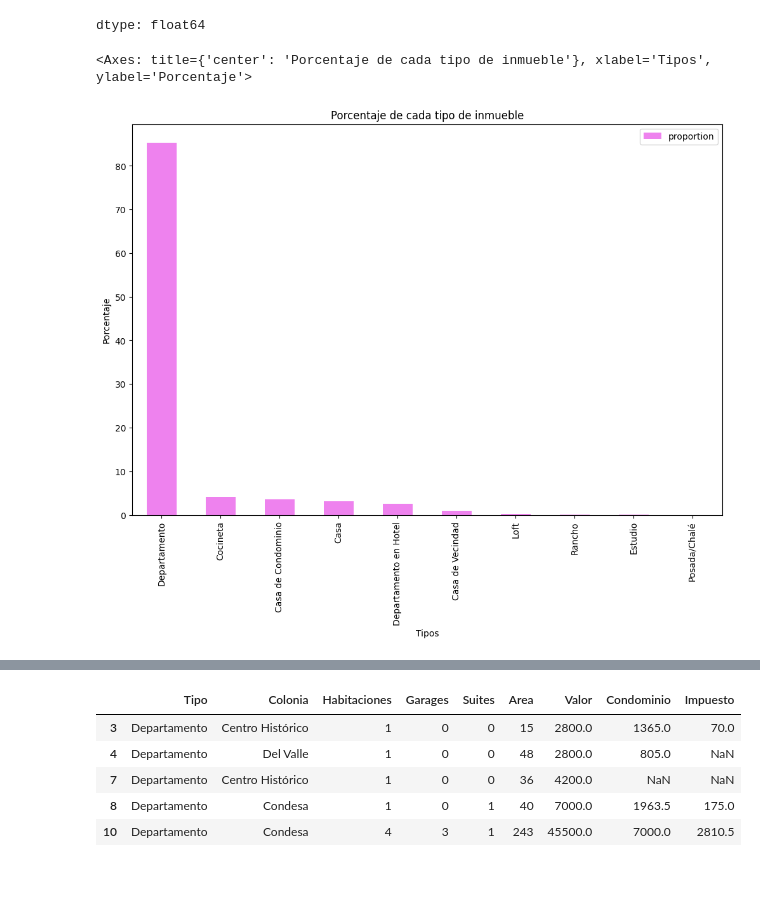
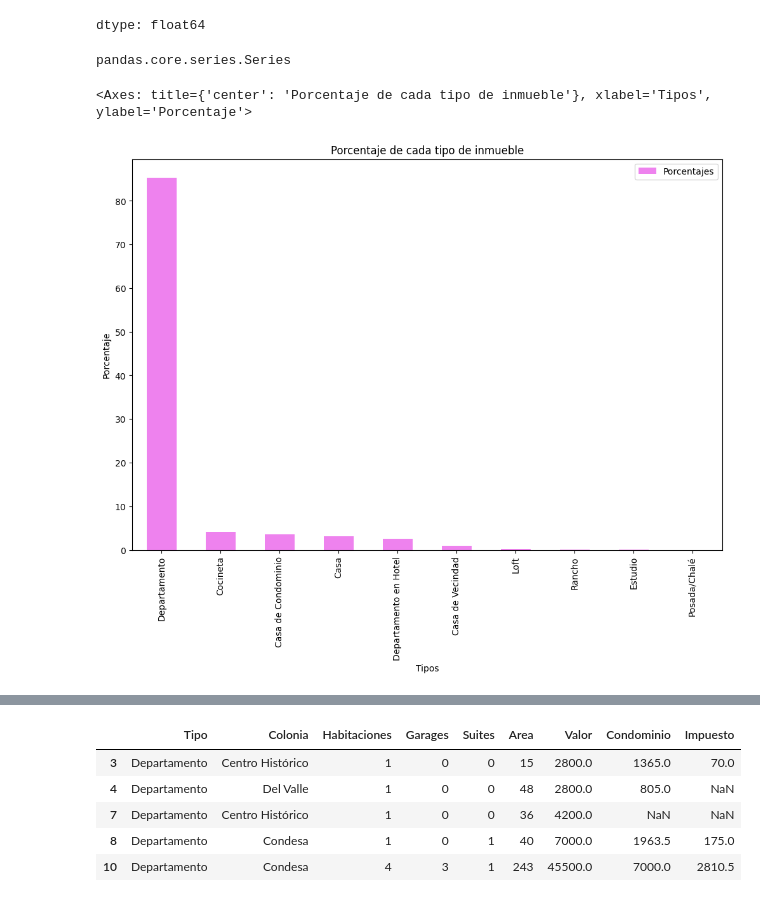
Before and after one commit to AenimaLabs/2061-pandas-conociendo-la-biblioteca, a Jupyter notebook: inmuebles_cdmx.ipynb, the cells around one changed output, grey strips where cells are left out. Saved outputs shown, nothing was run; the diff lists cells and outputs as text; code cells hidden in the pictures.

```diff
--- a/inmuebles_cdmx.ipynb
+++ b/inmuebles_cdmx.ipynb
@@ -345,9 +345,13 @@ inmuebles_residenciales.Tipo.value_counts(normalize=True) * 100 #entrega el porc
 | Estudio | 0.023109 |
 | Posada/Chalé | 0.005777 |
 dtype: float64
+# %%
+type(inmuebles_residenciales.Tipo.value_counts(normalize=True))
+# %% [output]
+pandas.core.series.Series
 # %%
-porcentaje_tipo = (inmuebles_residenciales.Tipo.value_counts(normalize=True)*100).to_frame()
-porcentaje_tipo.plot(kind="bar", figsize=(12,8), color="violet", xlabel="Tipos", ylabel="Porcentaje", title="Porcentaje de cada tipo de inmueble")
+porcentaje_tipo = (inmuebles_residenciales.Tipo.value_counts(normalize=True)*100).to_frame("Porcentajes")
+porcentaje_tipo.plot(kind="bar", figsize=(12,8),color="violet", xlabel="Tipos", ylabel="Porcentaje", title="Porcentaje de cada tipo de inmueble")
 # %% [output]
 <Axes: title={'center': 'Porcentaje de cada tipo de inmueble'}, xlabel='Tipos', ylabel='Porcentaje'>
-[figure, old version]
+[figure, new version]
```
Also changed, not shown: parts of 1 cell of this notebook.
